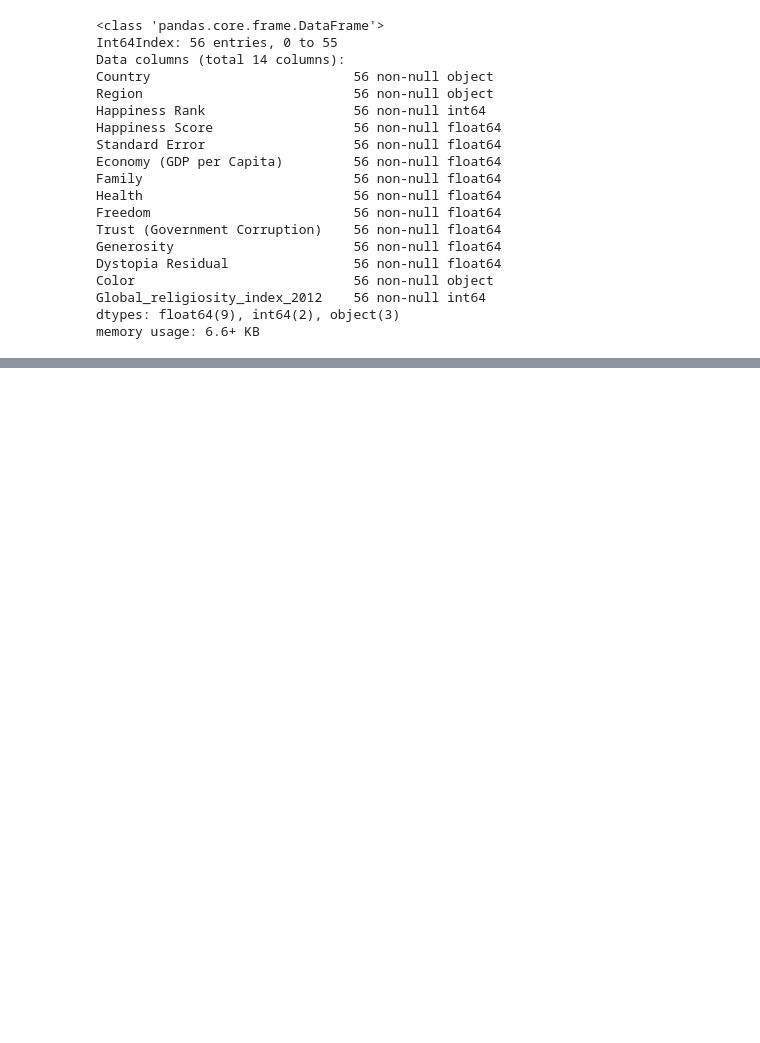
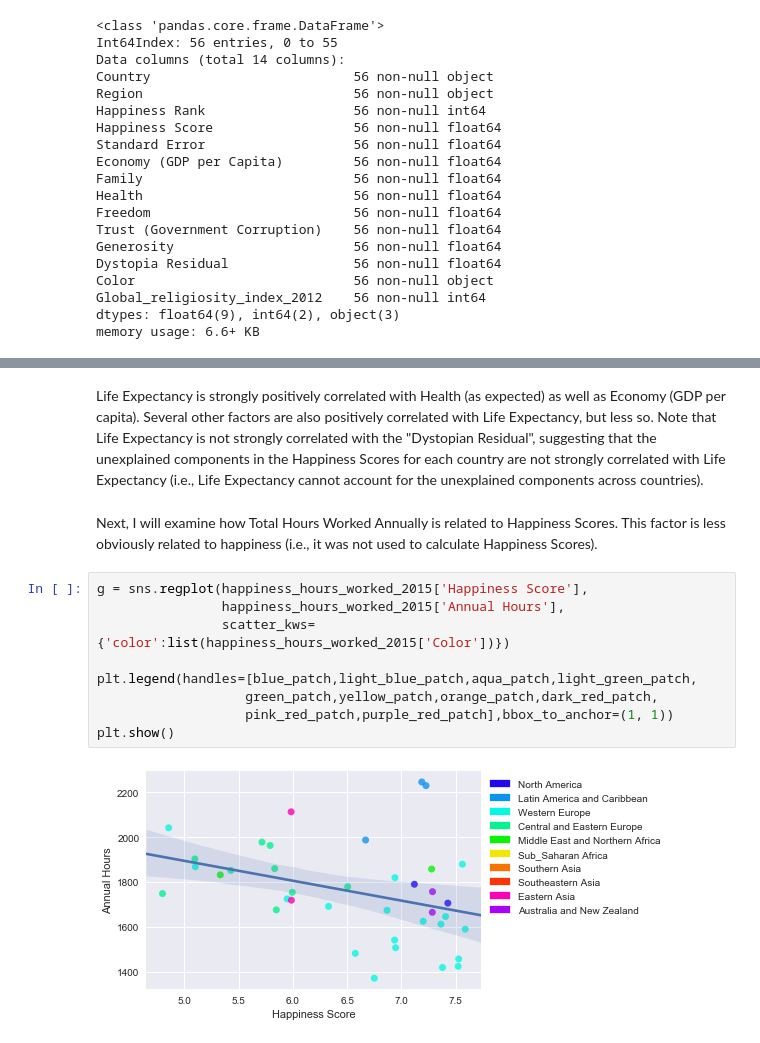
Before and after one commit to saraszcz/world_happiness_analyses, a Jupyter notebook: world_happiness_analyses.ipynb, the cells around one changed output, grey strips where cells are left out. Cells and saved outputs as stored; diff of their text form; blank space fills up the shorter version.

```diff
--- a/world_happiness_analyses.ipynb
+++ b/world_happiness_analyses.ipynb
@@ -520,0 +547,16 @@ r, p_value
+# %% [markdown]
+Life Expectancy is strongly positively correlated with Health (as expected) as well as Economy (GDP per capita). Several other factors are also positively correlated with Life Expectancy, but less so.
+Note that Life Expectancy is not strongly correlated with the "Dystopian Residual", suggesting that the unexplained components in the Happiness Scores for each country are not strongly correlated with Life Expectancy (i.e., Life Expectancy cannot account for the unexplained components across countries).
+# %% [markdown]
+Next, I will examine how Total Hours Worked Annually is related to Happiness Scores. This factor is less obviously related to happiness (i.e., it was not used to calculate Happiness Scores).
+# %%
+g = sns.regplot(happiness_hours_worked_2015['Happiness Score'],
+                happiness_hours_worked_2015['Annual Hours'],
+                scatter_kws={'color':list(happiness_hours_worked_2015['Color'])})
+
+plt.legend(handles=[blue_patch,light_blue_patch,aqua_patch,light_green_patch,
+                   green_patch,yellow_patch,orange_patch,dark_red_patch,
+                   pink_red_patch,purple_red_patch],bbox_to_anchor=(1, 1))
+plt.show()
+# %% [output]
+[figure, added]
```
Also changed, not shown: parts of 20 cells of this notebook.
